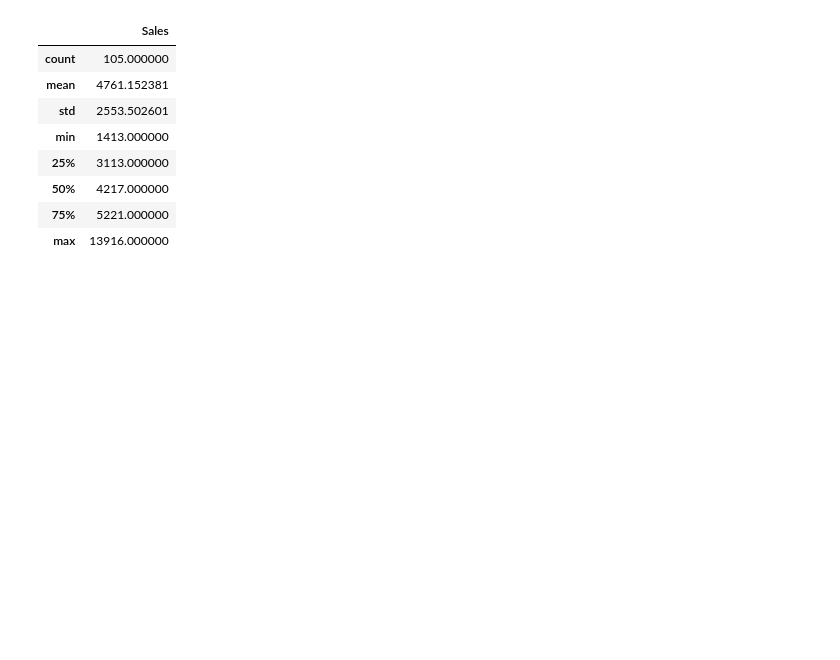
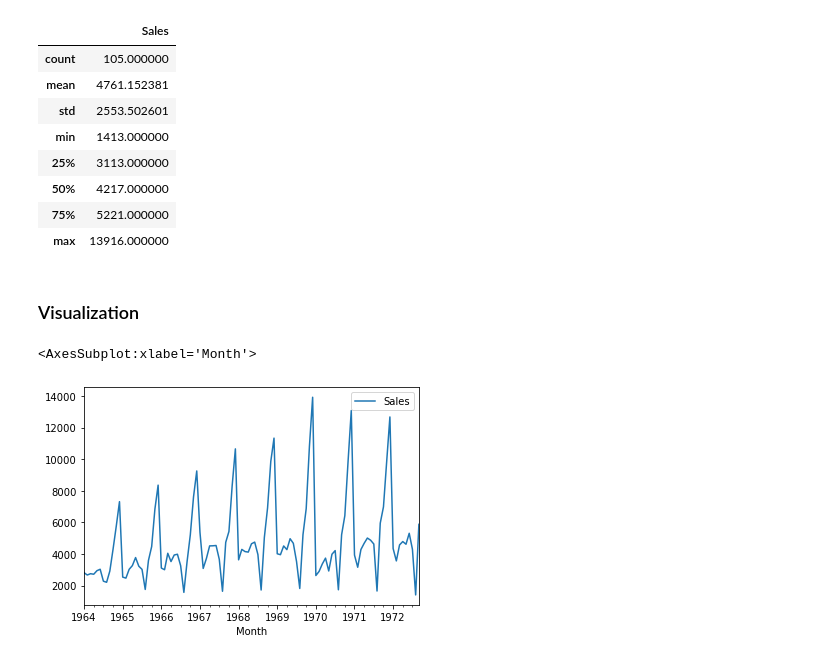
Before and after one commit to puneetsran/time_series_sales, a Jupyter notebook: time_series_champagne.ipynb, the cells around one changed output. Saved outputs shown, nothing was run; the diff lists cells and outputs as text; code cells hidden in the pictures; blank space fills up the shorter version.

```diff
--- a/time_series_champagne.ipynb
+++ b/time_series_champagne.ipynb
@@ -99,3 +99,11 @@ df.describe()
 | 50% | 4217.000000 |
 | 75% | 5221.000000 |
 | max | 13916.000000 |
+# %% [markdown]
+### Visualization
+# %%
+# seasonal data:
+df.plot()
+# %% [output]
+<AxesSubplot:xlabel='Month'>
+[figure, added]
```
Also changed, not shown: parts of 6 cells of this notebook.
